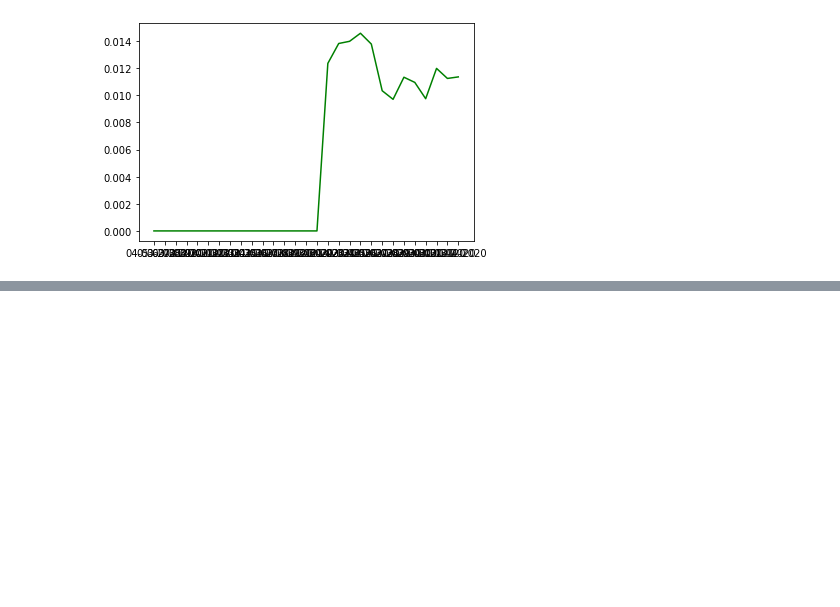
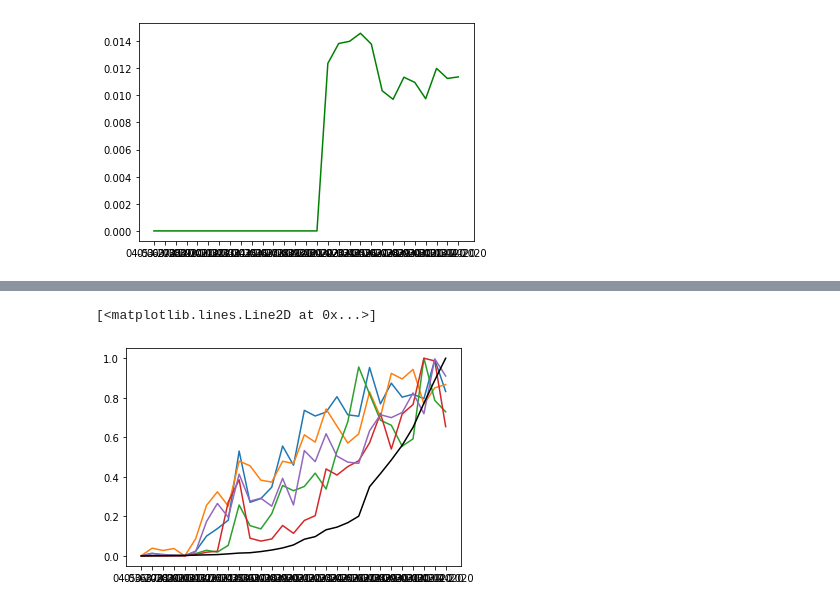
Before and after one commit to tingwei758/COVID_19_Prediction_SIR_and_Tweets, a Jupyter notebook: COVID read.ipynb, the cells around one changed output, grey strips where cells are left out. Cells and saved outputs as stored; diff of their text form; code cells hidden in the pictures; blank space fills up the shorter version.

```diff
--- a/COVID read.ipynb
+++ b/COVID read.ipynb
@@ -89,0 +98,17 @@ for word in words:
+# %%
+words1 = ["battl",
+"case_death",
+"coronaviru_lockdown",
+"covid_lockdown",
+"covid_patient"]
+
+for word in words1:
+    k = data2[word]
+    minv = k.min()
+    maxv = k.max()
+    k = (k-minv)/maxv
+    plt.plot(x, k)
+plt.plot(x, y, 'k-')
+# %% [output]
+[<matplotlib.lines.Line2D at 0x...>]
+[figure, added]
```
Also changed, not shown: parts of 5 cells of this notebook, 2 other files.
